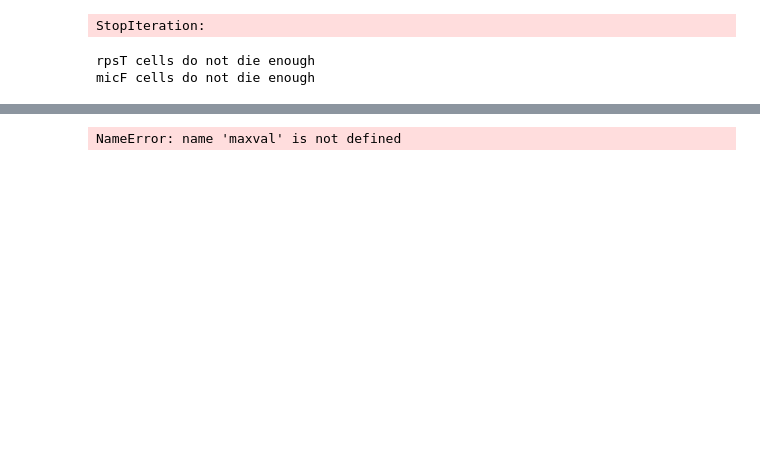
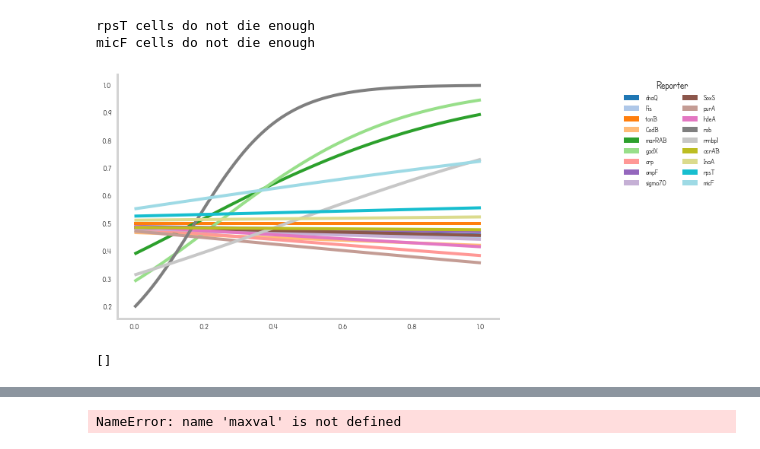
Before and after one commit to NicholasARossi/TrackBacterialOutcomes, a Jupyter notebook: Comparative_plots.ipynb, the cells around one changed output, grey strips where cells are left out. Drawn from its saved outputs; the diff is of its cells as text; code cells hidden in the pictures; blank space fills up the shorter version.

```diff
--- a/Comparative_plots.ipynb
+++ b/Comparative_plots.ipynb
@@ -59,36 +59 @@ fig.savefig('figures/killing_curves.png',dpi=300)
 #fig2
-# %%
-### arrow plots
-### Killing curve plots
-
-plt.close('all')
-fig2,ax2=plt.subplots()
-strains=data['Strain'].unique()
-
-colorz = cm.tab20(np.linspace(0, 1, len(strains)))
-recs=[]
-for z,strain in enumerate(strains):
-    sliceo=data[data['Strain']==strain]
-    maxval=len(sliceo)
-    traj=[]
-    xvect=np.linspace(0,60*5,61)
-    for t in range(61):
-        traj.append((maxval-len(sliceo[sliceo['Time of Death']<=t]))/maxval)
-
-    recs.append(mpatches.Rectangle((0, 0), 1, 1, fc=colorz[z]))
-
-    ind=next(x[0] for x in enumerate(traj) if x[1] < .5)
-
-    start=np.mean(sliceo['Fluor1 mean'])
-    end=np.mean(sliceo['Fluor1 mean'][sliceo['Time of Death']>=ind])/start
-#     ax2.bar(5-z,np.mean(sliceo['Fluor1 mean'][sliceo['Time of Death']>=ind])/start-1,color=colorz[z])
-
-    ax2.scatter(1,5-z,color='black',s=100)
-    ax2.scatter(np.mean(sliceo['Fluor1 mean'][sliceo['Time of Death']>=ind])/start,5-z,color=colorz[z],s=200)
-    ax2.annotate('',xy=(end,5-z),
-    xytext=(1,5-z), va='center', multialignment='right',
-    arrowprops={'arrowstyle': '->', 'lw': 4, 'ec': 'grey','alpha': 0.25})
-#fig.savefig('figures/killing_curves.png',dpi=300)
-fig2.savefig('figures/arrow_plot.png',dpi=300)
-# %% [output]
-StopIteration:
@@ -102,10 +65,10 @@ def model(x):
 
 def information_calculator(px):
     return 1-(-px*np.log2(px)-(1-px)*np.log2(1-px))
-
+recs=[]
 
 fig,ax=plt.subplots()
-barfig,barax=plt.subplots()
+
 strains=data['Strain'].unique()
 colorz = cm.tab20(np.linspace(0, 1, len(strains)))
 values=[]
@@ -122,39 +85,41 @@ for z,strain in enumerate(strains):
         ind=next(x[0] for x in enumerate(traj) if x[1] < .5)
         data[data['Strain']==strain]['alive']=list(data[data['Strain']==strain]['Time of Death']>=ind)
 
     except:
         print(strain+' cells do not die enough')
         ind=61
         data[data['Strain']==strain]['alive']=list(data[data['Strain']==strain]['Time of Death']>=ind)
 
 
     clf = linear_model.LogisticRegression(C=1e5, solver='lbfgs')
 
 
     dead=sliceo[sliceo['Time of Death']<=ind]['Fluor1 mean'].values
     alive=sliceo[sliceo['Time of Death']>ind]['Fluor1 mean'].values
 
     data_tot=np.concatenate((dead, alive))
     clf.fit(data_tot.reshape(-1, 1) , np.concatenate((np.zeros(len(dead)), np.ones(len(alive)))).reshape(-1, 1) )
     X_test=np.linspace(min(data_tot),max(data_tot),1000)
 
     loss = model(X_test * clf.coef_ + clf.intercept_).ravel()
     ax.plot((X_test-min(data_tot))/(max(data_tot)-min(data_tot)), loss, color=colorz[z])
-    values.append(np.mean(information_calculator(loss)))
-
-d = {'values': values, 'strains': strains}
-df = pd.DataFrame(data=d)
-df.sort_values('values', ascending=True).plot.bar(x='strains',ax=barax,color='#e684ae')
-barax.set_ylabel('Information (bits)')
+    recs.append(mpatches.Rectangle((0, 0), 1, 1, fc=colorz[z]))
 
 
-barfig.savefig('figures/information_bar.png',dpi=300)
+
+barfig.savefig('figures/information_bar.pdf',dpi=300)
 
 
 ax.legend(recs, strains, title='Reporter', loc=1,ncol=2,bbox_to_anchor=(1.6, 1))
 
-fig.savefig('figures/logistic.png',dpi=300)
+fig.savefig('figures/logistic.pdf',dpi=300)
+fig
 # %% [output]
 rpsT cells do not die enough
 micF cells do not die enough
+[figure, added]
+# %%
+recs
+# %% [output]
+[]
 # %%
```
Also changed, not shown: parts of 11 cells of this notebook, 14 other files.
